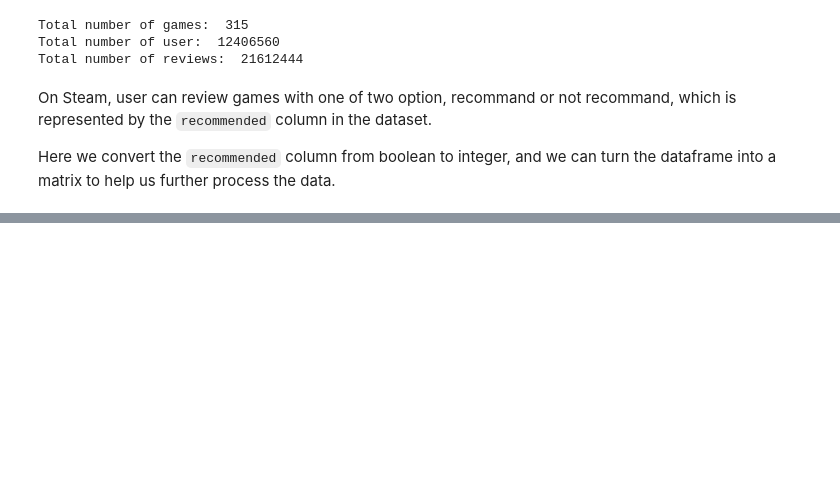
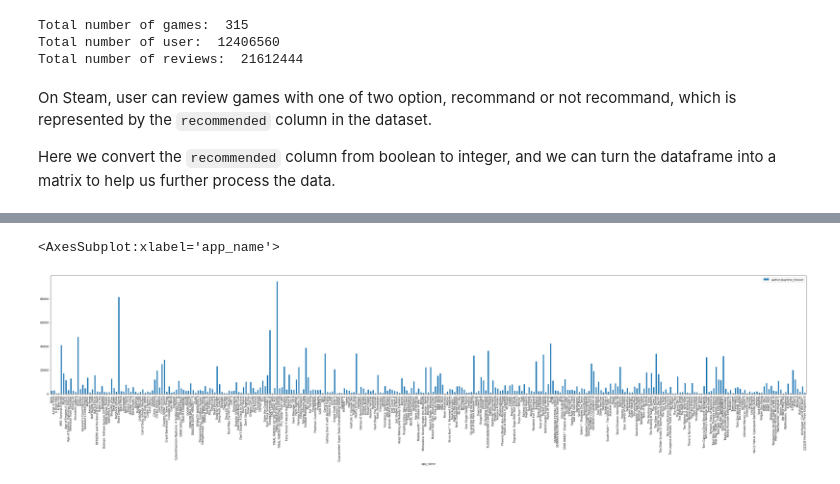
Before and after one commit to Lam-Tech/ICS438-final-project-Remake, a Jupyter notebook: Untitled-checkpoint.ipynb, the cells around one changed output, grey strips where cells are left out. Cells and saved outputs as stored; diff of their text form; code cells hidden in the pictures; blank space fills up the shorter version.

```diff
--- a/Untitled-checkpoint.ipynb
+++ b/Untitled-checkpoint.ipynb
@@ -63,0 +98,6 @@ ValueError: Index contains duplicate entries, cannot reshape
+# %%
+playtime_plot = playtime.drop(columns=['num_of_reviewer'])
+playtime_plot.plot(kind='bar', figsize=(50, 8))
+# %% [output]
+<AxesSubplot:xlabel='app_name'>
+[figure, added]
```
Also changed, not shown: parts of 7 cells of this notebook.
